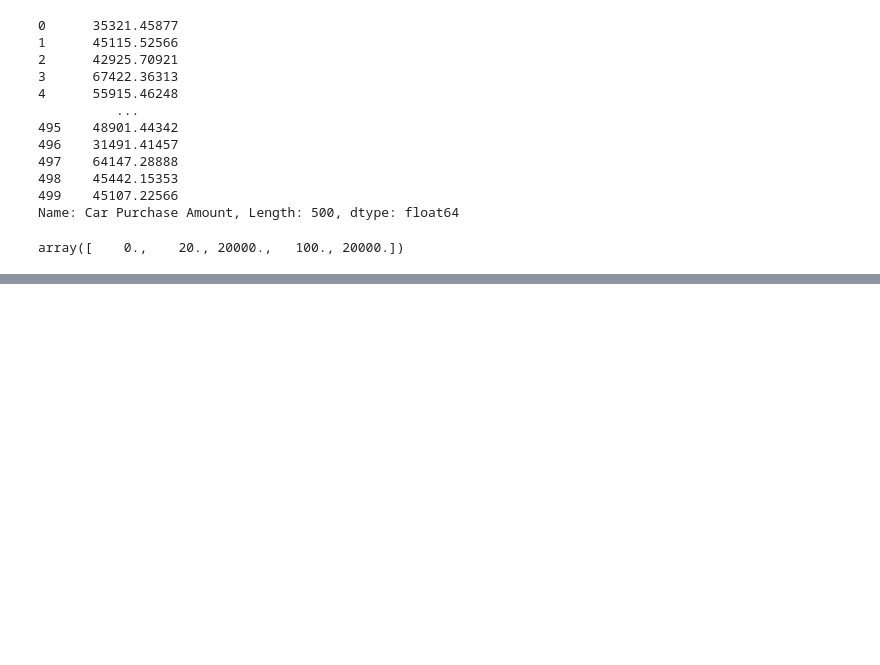
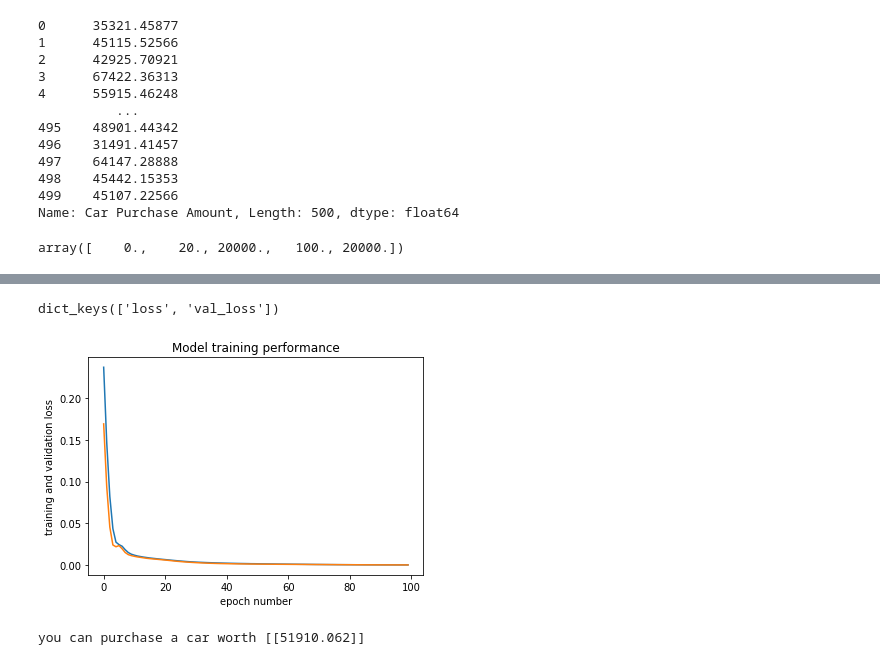
Before and after one commit to Temitope10/car-saleman, a Jupyter notebook: car.ipynb, the cells around one changed output, grey strips where cells are left out. Drawn from its saved outputs; the diff is of its cells as text; code cells hidden in the pictures; blank space fills up the shorter version.

Commit message:
final predict

```diff
--- a/car.ipynb
+++ b/car.ipynb
@@ -110,0 +106,2 @@ epoch
+# %%
+epoch_hist= model.fit(X_train,y_train, epochs=100, batch_size=50, verbose=1, validation_split= 0.2)
@@ -110,0 +126,19 @@ epoch
+# %%
+epoch_hist.history.keys()
+# %% [output]
+dict_keys(['loss', 'val_loss'])
+# %%
+plt.plot(epoch_hist.history['loss'])
+plt.plot(epoch_hist.history['val_loss'])
+plt.title('Model training performance')
+plt.ylabel('training and validation loss')
+plt.xlabel('epoch number');
+# %% [output]
+[figure, added]
+# %%
+# Gender, Age, Annula salary, credit_card debt, net_worth
+test= np.array([[0,34,42000,10000,120000]])
+worth = model.predict(test)
+print('you can purchase a car worth', worth)
+# %% [output]
+you can purchase a car worth [[51910.062]]
```
Also changed, not shown: parts of 5 cells of this notebook.
